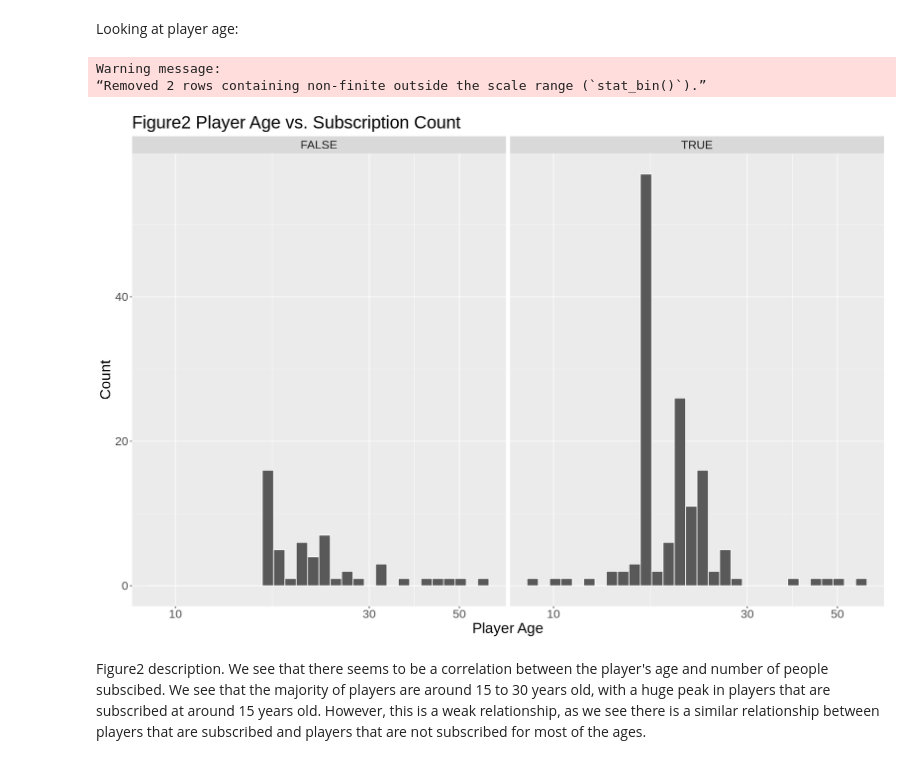
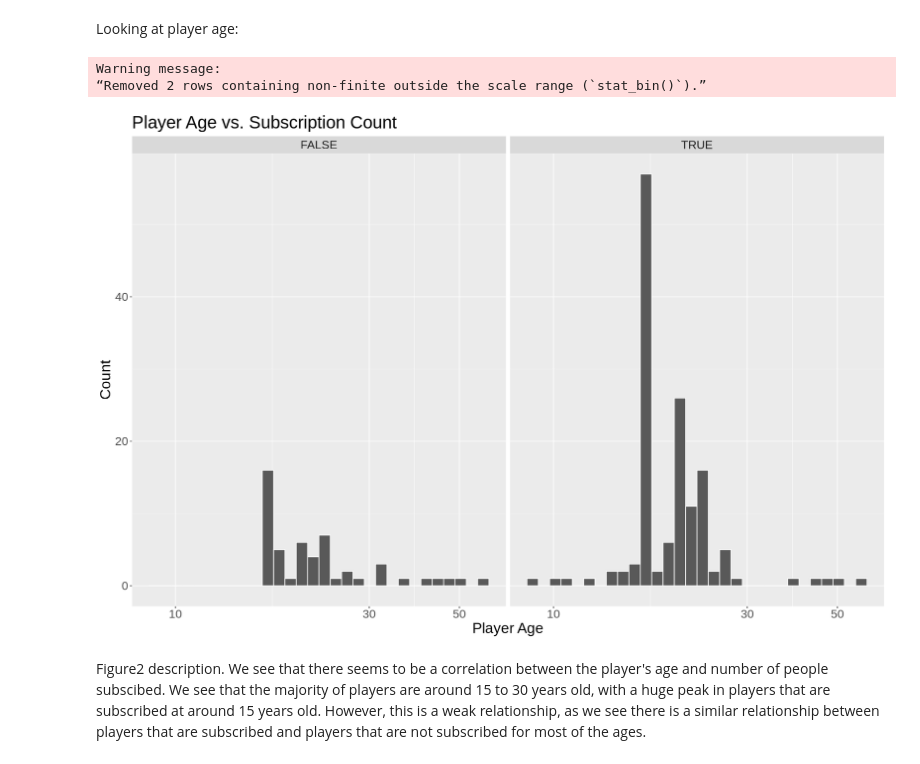
Before and after one commit to yunan-Deng/data_science_100_group33, a Jupyter notebook: Final Project Report.ipynb, the cells around one changed output. Cells and saved outputs as stored; diff of their text form; code cells hidden in the pictures.

```diff
--- a/Final Project Report.ipynb
+++ b/Final Project Report.ipynb
@@ -127,17 +127,17 @@ Looking at player age:
 # %%
 options(repr.plot.width = 15, repr.plot.height = 10)
 players_age <- players_clean |>
     ggplot(aes(x = Age)) +
     geom_histogram(bins = 30, color = "white") +
     scale_x_log10() +
     facet_wrap(~subscribe) +
-    labs(title = "Figure2 Player Age vs. Subscription Count", x = "Player Age", y = "Count") +
+    labs(title = "Player Age vs. Subscription Count", x = "Player Age", y = "Count") +
     theme(text = element_text(size = 20))
 players_age
 # %% [output]
 Warning message:
 “Removed 2 rows containing non-finite outside the scale range (`stat_bin()`).”
-[figure, old version]
+[figure, new version]
 # %% [markdown]
 Figure2 description. We see that there seems to be a correlation between the player's age and number of people subscibed. We see that the majority of players are around 15 to 30 years old, with a huge peak in players that are subscribed at around 15 years old. However, this is a weak relationship, as we see there is a similar relationship between players that are subscribed and players that are not subscribed for most of the ages.
 # %% [markdown]
```
Also changed, not shown: parts of 4 cells of this notebook.
